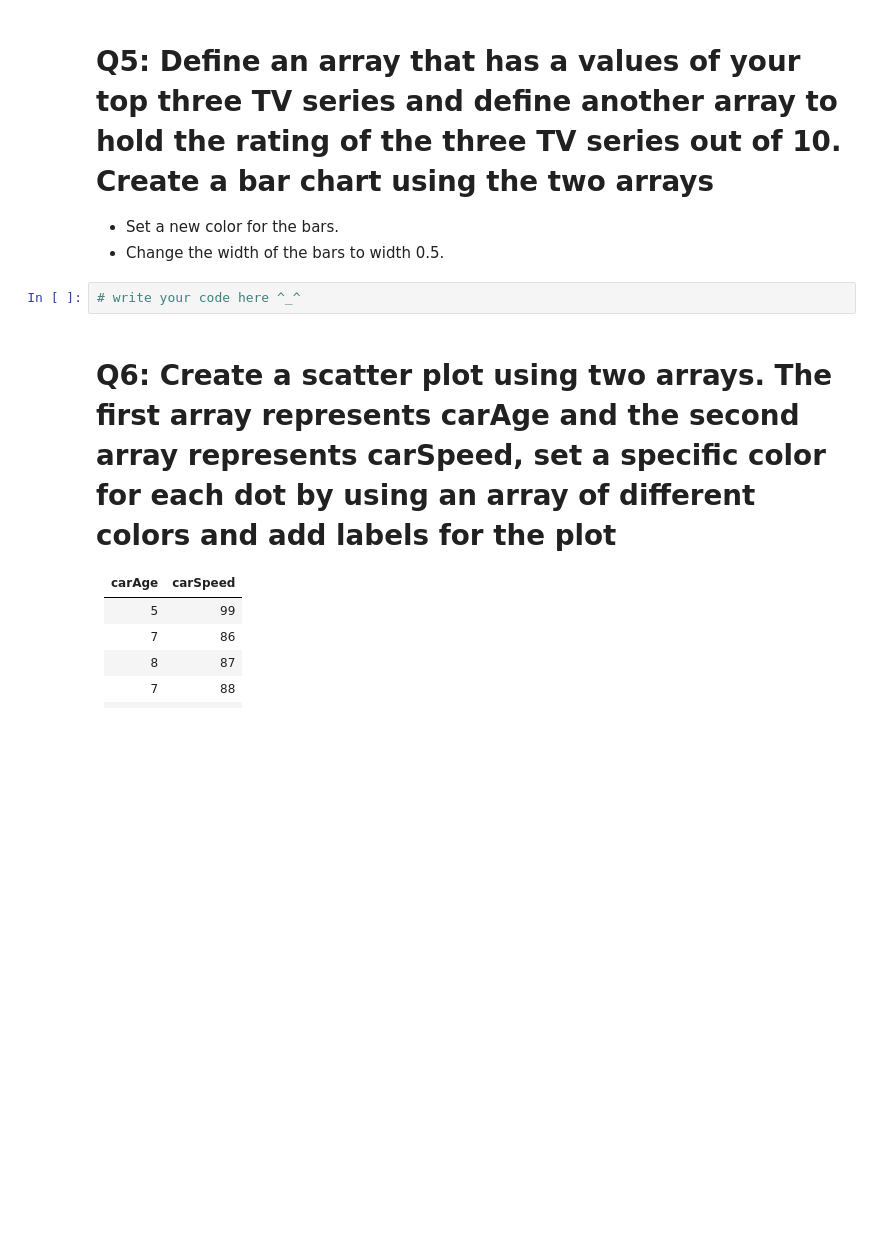
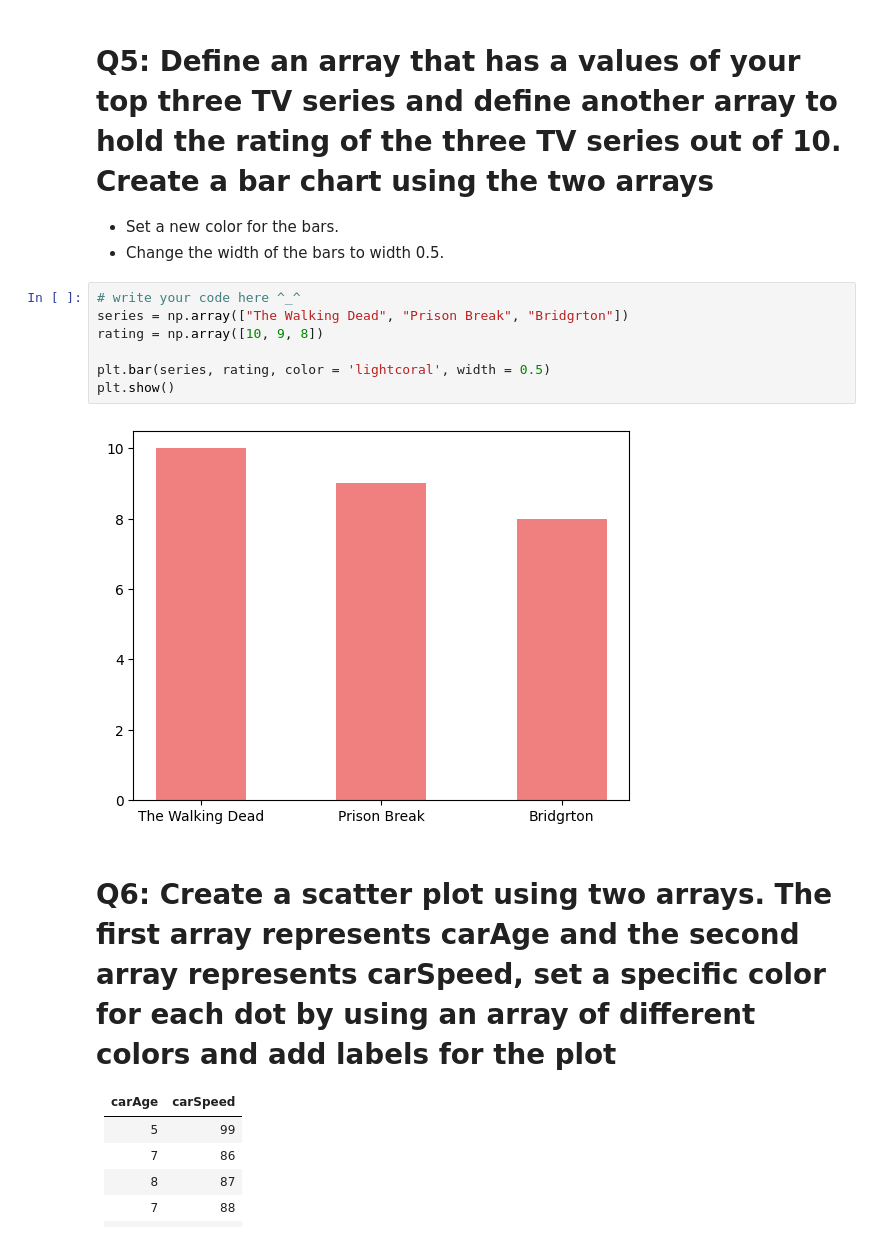
Before and after one commit to Tuwaiq-Data-Science-Bootcamp/Day8-Lab2-Matplotlib, a Jupyter notebook: Day#8_Matplotlib_Assignment2.ipynb, the cells around one changed output. Drawn from its saved outputs; the diff is of its cells as text; blank space fills up the shorter version.

```diff
--- a/Day#8_Matplotlib_Assignment2.ipynb
+++ b/Day#8_Matplotlib_Assignment2.ipynb
@@ -51,8 +83,15 @@ y_plot3 = np.array([4, 6, 3, 4])
 # Q5: Define an array that has a values of your top three TV series and define another array to hold the rating of the three TV series out of 10. Create a bar chart using the two arrays
 - Set a new color for the bars.
 - Change the width of the bars to width 0.5.
-# %%
-# write your code here ^_^
+# %%
+# write your code here ^_^
+series = np.array(["The Walking Dead", "Prison Break", "Bridgrton"])
+rating = np.array([10, 9, 8])
+
+plt.bar(series, rating, color = 'lightcoral', width = 0.5)
+plt.show()
+# %% [output]
+[figure, added]
 # %% [markdown]
 # Q6: Create a scatter plot  using two arrays. The first array represents carAge and the second array represents carSpeed, set a specific color for each dot by using an array of different colors and add labels for the plot
 | carAge | carSpeed |
```
Also changed, not shown: parts of 14 cells of this notebook.
